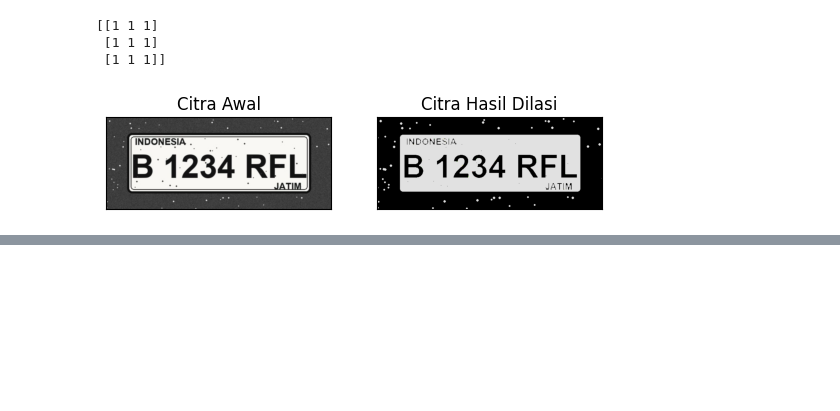
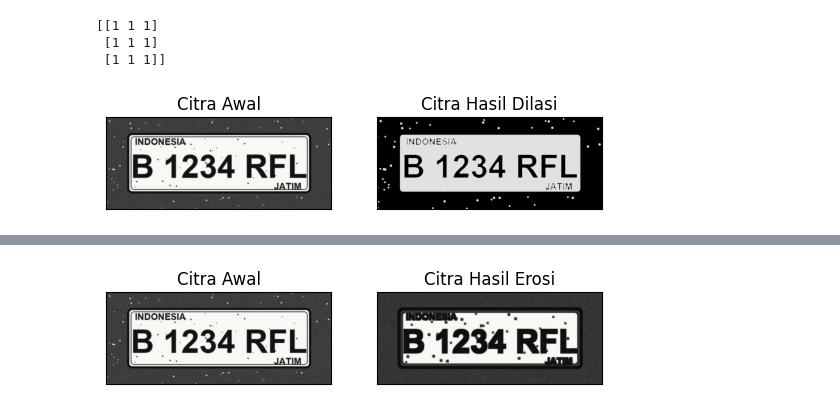
Before and after one commit to SitiMutmainah15/PCVK_GENAP_2026, a Jupyter notebook: Week9_PCVK.ipynb, the cells around one changed output, grey strips where cells are left out. Saved outputs shown, nothing was run; the diff lists cells and outputs as text; code cells hidden in the pictures; blank space fills up the shorter version.

```diff
--- a/Week9_PCVK.ipynb
+++ b/Week9_PCVK.ipynb
@@ -71,0 +110,17 @@ plt.show()
+# %%
+# EROSI LIBRARY
+img = cv2.imread('/content/PLAT_PCVK.jpeg')
+
+kernel = np.ones((5,5), np.uint8)
+
+erosion = cv2.erode(img, kernel, iterations=1)
+
+plt.subplot(121),plt.imshow(img),plt.title('Citra Awal')
+plt.xticks([]), plt.yticks([])
+
+plt.subplot(122),plt.imshow(erosion),plt.title('Citra Hasil Erosi')
+plt.xticks([]), plt.yticks([])
+
+plt.show()
+# %% [output]
+[figure, added]
```
Also changed, not shown: parts of 1 cell of this notebook.
